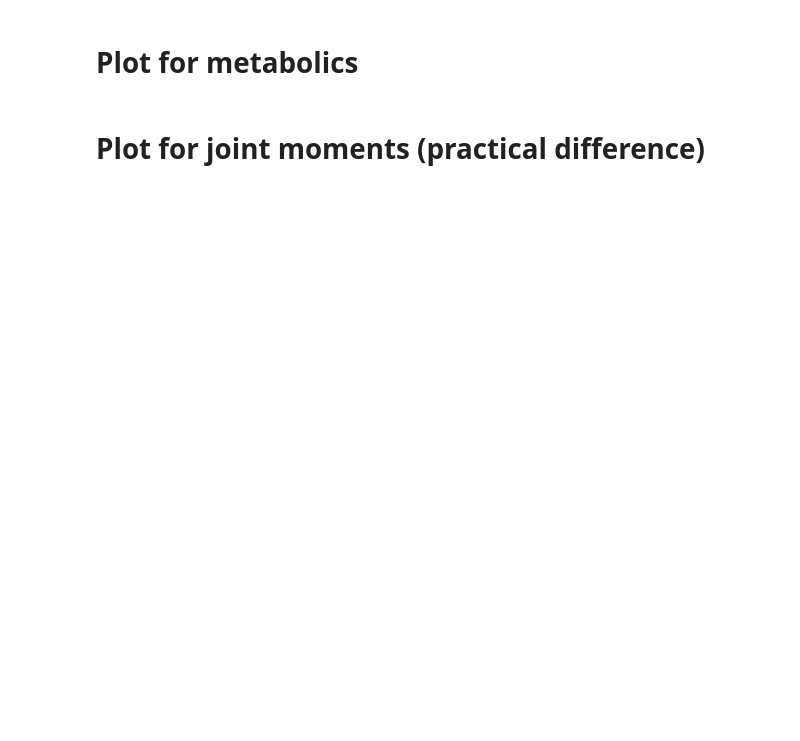
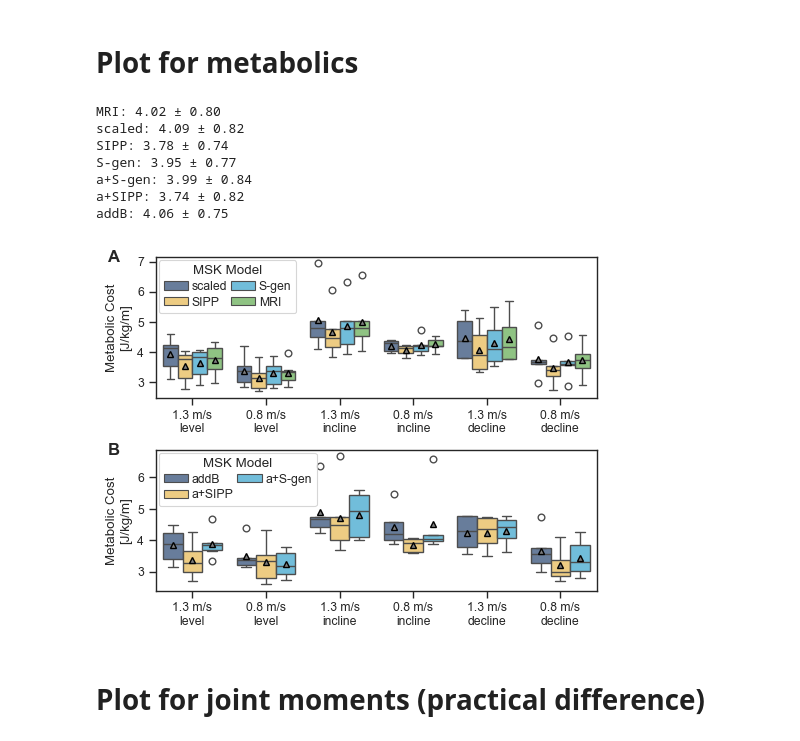
Before and after one commit to gambimar/sipp, a Jupyter notebook: notebooks/paper_plots.ipynb, the cells around one changed output. Cells and saved outputs as stored; diff of their text form; code cells hidden in the pictures; blank space fills up the shorter version.

```diff
--- a/notebooks/paper_plots.ipynb
+++ b/notebooks/paper_plots.ipynb
@@ -235,6 +298,14 @@ models = {
     },
     "SIPP": {
         "suffix": '-SBP-HIT_body',
+        "ik_folder": lambda x: f"results/{x}/gait/addB-ignore_phys/IK"
+    },
+    "SIPP (IH)": {
+        "suffix": '-SBP-IH2_skin_w_skel',
+        "ik_folder": lambda x: f"results/{x}/gait/addB-ignore_phys/IK"
+    },
+    "SIPP (SMPL)": {
+        "suffix": '-SBP-SMPL_body',
         "ik_folder": lambda x: f"results/{x}/gait/addB-ignore_phys/IK"
     },
     "S-gen": {
@@ -279,7 +350,7 @@ mass_list = [72.31, 73.35, 64.49, 89.36, 87.63,44.91]
 bodyheight = [1.67,1.77,1.65,1.77,1.79,1.44]
 speeds = [1.3, 0.8, 1.3, 0.8, 1.3, 0.8]
 result_df = pd.DataFrame(columns=['participant', 'trial','MSK Model', 'dimension', 'value','value_rel'])
-for participant,mass,height in zip(female_subset, mass_list, bodyheight):
+for participant,mass,height in zip(participants, mass_list, bodyheight):
     for trial, speed in zip(range(1,7), speeds):
         if (participant == 'P06' and trial == 5): continue
         if (participant == 'P01' and trial > 2): continue
@@ -358,33 +429,42 @@ result_df['MEE'] = result_df['MEE'].apply(lambda x: np.mean(x) if isinstance(x,
 
 x = 'trial'
 hue = 'MSK Model'
 #hue = 'participant'
 # Only show the follwing models:
 models_of_interest = ['addB', 'a+SIPP', 'a+S-gen']
 result_df = result_df[result_df['MSK Model'].isin(models_of_interest)]
 
 sns.boxplot(result_df, x=x, y='MEE', hue=hue,showmeans=True,meanprops={'marker':'^','markerfacecolor':'grey','markeredgecolor':'black','markersize':'4'})
 # Y grid
 # Plot the mean for every column
 # Rename the xticks
 plt.xticks(labels=["1.3 m/s\nlevel", "0.8 m/s\nlevel", "1.3 m/s\nincline", "0.8 m/s\nincline", "1.3 m/s\ndecline", "0.8 m/s\ndecline"], ticks=[0, 1, 2, 3, 4, 5])
 plt.legend(loc='upper left', ncol=2, title='MSK Model', bbox_to_anchor=(-0.007, 1.02), labelspacing=0.3, columnspacing=0.3, handletextpad=0.3)
 plt.ylabel('Metabolic Cost\n[J/kg/m]')  # set the y-label
 plt.xlabel('')
 # set the legend names manually
 
 # Print mean and std for each model
 for model in np.unique(result_df['MSK Model']):
     mean = np.mean(result_df[result_df['MSK Model'] == model]['MEE'])
     std = np.std(result_df[result_df['MSK Model'] == model]['MEE'])
     if not np.isnan(mean):
         print(f"{model}: {mean:.2f} ± {std:.2f}")
 
 
 
 
 plt.tight_layout()
 # Write a bold a and b in the top left corner over each subplot
-plt.text(-0.05, 1.05, 'b)', transform=ax_.transAxes, fontsize=12, fontweight='bold', va='top', ha='right')
-plt.text(-0.05, 1.05, 'a)', transform=ax.transAxes, fontsize=12, fontweight='bold', va='top', ha='right')
-plt.savefig('../../Topics/Publications/mrigait_empkins/figures/MEE_result_female.pdf', bbox_inches='tight')
+plt.text(-0.08, 1.05, 'B', transform=ax_.transAxes, fontsize=12, fontweight='bold', va='top', ha='right')
+plt.text(-0.08, 1.05, 'A', transform=ax.transAxes, fontsize=12, fontweight='bold', va='top', ha='right')
+plt.savefig('../../Topics/Publications/mrigait_empkins/figures/MEE_results.pdf', bbox_inches='tight')
+# %% [output]
+MRI: 4.02 ± 0.80
+scaled: 4.09 ± 0.82
+SIPP: 3.78 ± 0.74
+S-gen: 3.95 ± 0.77
+a+S-gen: 3.99 ± 0.84
+a+SIPP: 3.74 ± 0.82
+addB: 4.06 ± 0.75
+[figure, added]
```
Also changed, not shown: parts of 19 cells of this notebook, 23 other files.
